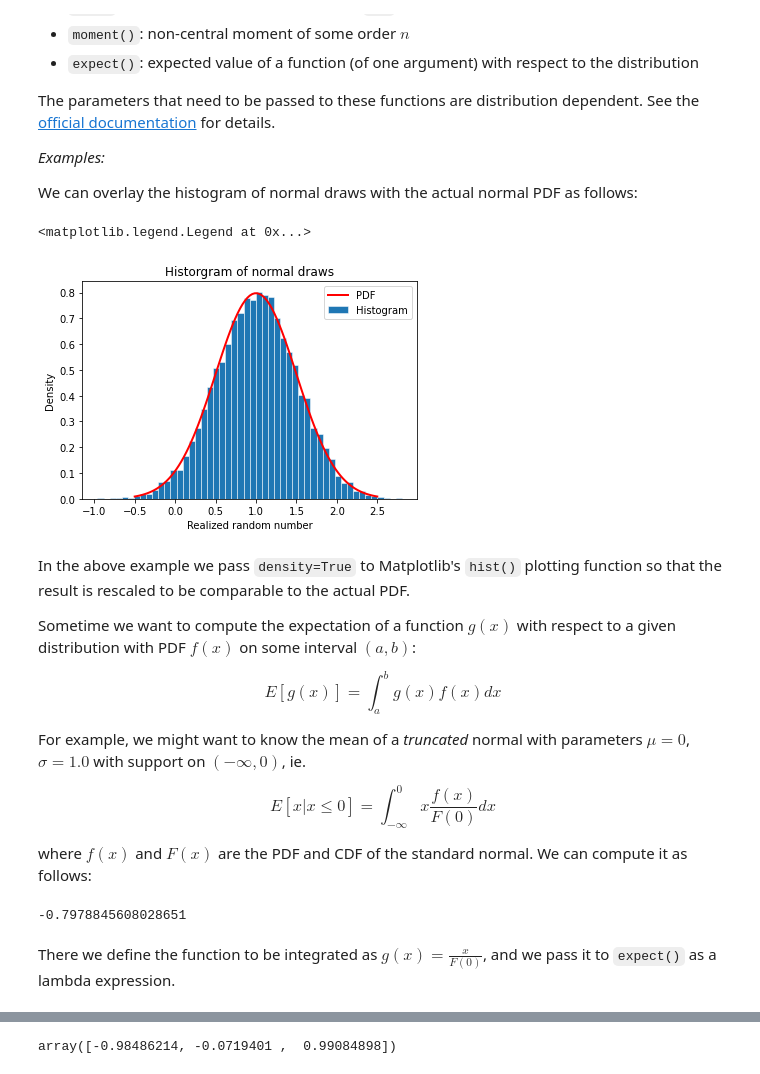
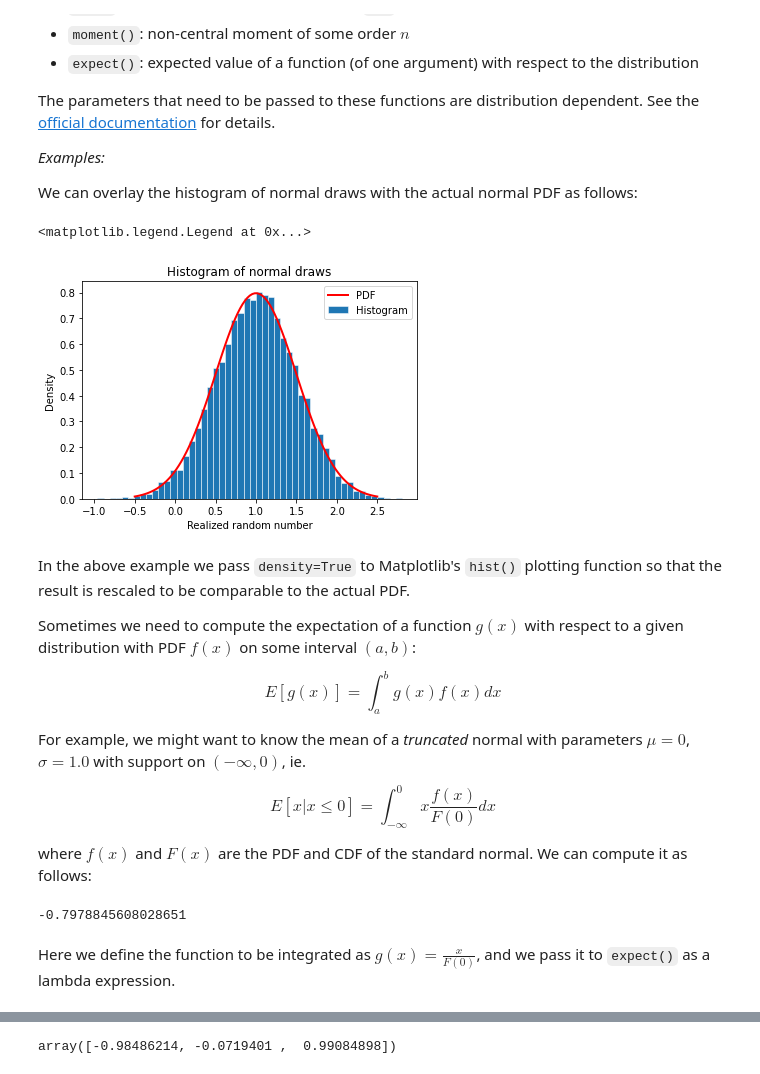
Before and after one commit to richardfoltyn/python-statistics, a Jupyter notebook: lectures/unit7.ipynb, the cells around one changed output, grey strips where cells are left out. Cells and saved outputs as stored; diff of their text form; code cells hidden in the pictures.

```diff
--- a/lectures/unit7.ipynb
+++ b/lectures/unit7.ipynb
@@ -245,38 +256,40 @@ PDF as follows:
 # %%
 from numpy.random import default_rng
 from scipy.stats import norm                # import normal distribution
 import matplotlib.pyplot as plt
 rng = default_rng(123)
 
+# location and scale parameters of normal distribution
 mu = 1.0
 sigma = 0.5
+
 # Draw 10000 normal numbers
 x = rng.normal(loc=mu, scale=sigma, size=10000)    # mean and std. are passed as
                                                    # loc and scale arguments
 
 # plot histogram
 plt.hist(x, bins=50, density=True, linewidth=0.5, edgecolor='white',
          label='Histogram')
+
 # Create x-values for PDF plot, using mean +/- 3 std.
 xvalues = np.linspace(mu - 3*sigma, mu + 3*sigma, 100)
 # Compute PDF of normal distr. at given x-values
 pdf = norm.pdf(xvalues, loc=mu, scale=sigma)
 # Plot PDF
-plt.plot(xvalues, pdf, linewidth=2.0, color='red', zorder=10,
-         label='PDF')
+plt.plot(xvalues, pdf, linewidth=2.0, color='red', label='PDF')
 plt.xlabel(r'Realized random number')
 plt.ylabel('Density')
-plt.title('Historgram of normal draws')
+plt.title('Histogram of normal draws')
 plt.legend()
 # %% [output]
 <matplotlib.legend.Legend at 0x...>
-[figure, old version]
+[figure, new version]
 # %% [markdown]
 In the above example we pass `density=True` to Matplotlib's
 `hist()` plotting function so that the result is rescaled to
 be comparable to the actual PDF.
 
-Sometime we want to compute the expectation of a function $g(x)$
+Sometimes we need to compute the expectation of a function $g(x)$
 with respect to a given distribution with PDF $f(x)$ on some
 interval $(a,b)$:
 
@@ -307,7 +321,7 @@ Ex                      # print conditional expectation
 # %% [output]
 -0.7978845608028651
 # %% [markdown]
-There we define the function to be integrated as $g(x) = \frac{x}{F(0)}$,
+Here we define the function to be integrated as $g(x) = \frac{x}{F(0)}$,
 and we pass it to `expect()` as a lambda expression.
 # %% [markdown]
 ***
```
Also changed, not shown: parts of 22 cells of this notebook.
